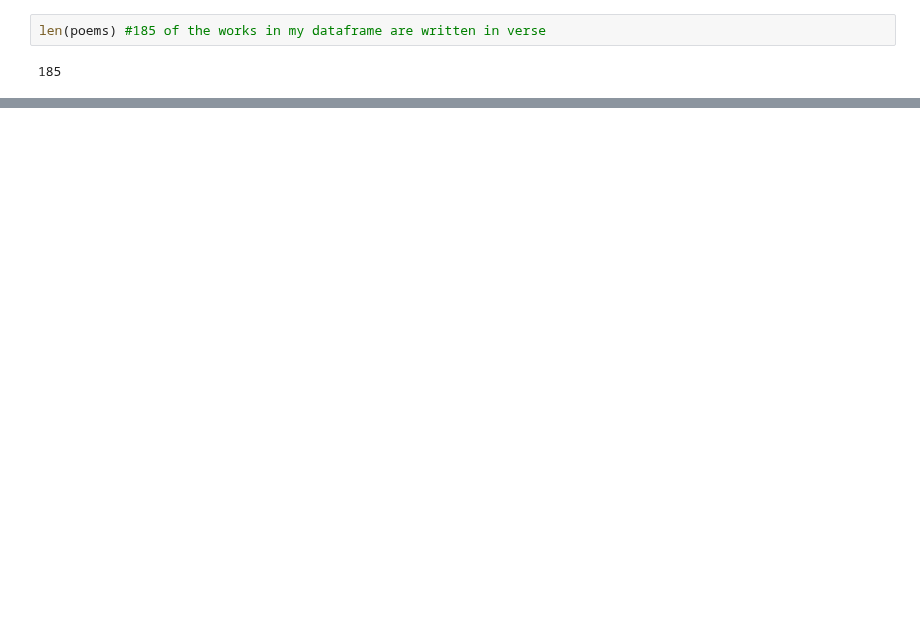
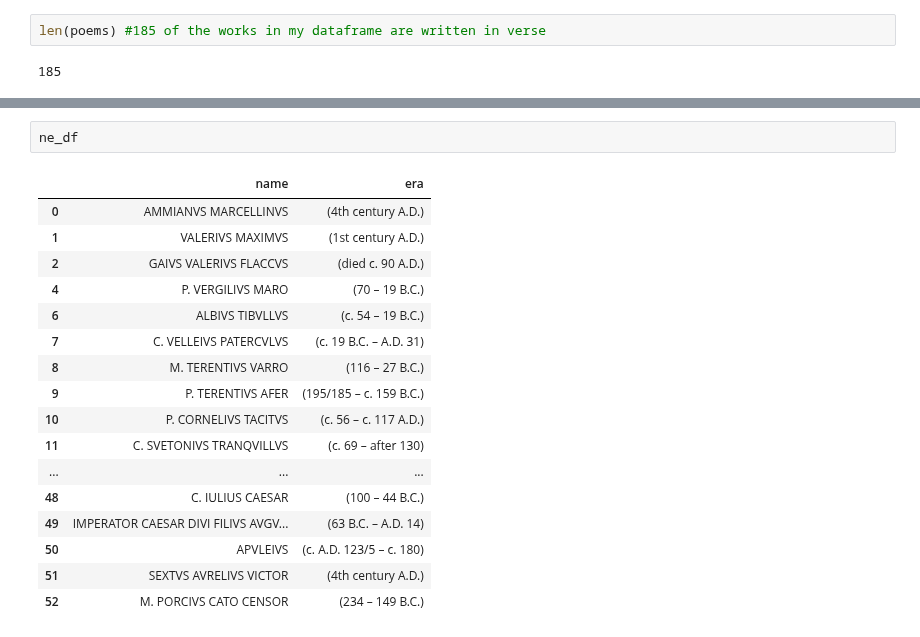
Before and after one commit to Data-Science-for-Linguists-2021/Latin-Vocabulary-Analysis, a Jupyter notebook: AnalysisCode.ipynb, the cells around one changed output, grey strips where cells are left out. Saved outputs shown, nothing was run; the diff lists cells and outputs as text; blank space fills up the shorter version.

```diff
--- a/AnalysisCode.ipynb
+++ b/AnalysisCode.ipynb
@@ -259,0 +329,20 @@ for x in ne_names_list:
+# %%
+ne_df
+# %% [output]
+|  | name | era |
+| 0 | AMMIANVS MARCELLINVS | (4th century A.D.) |
+| 1 | VALERIVS MAXIMVS | (1st century A.D.) |
+| 2 | GAIVS VALERIVS FLACCVS | (died c. 90 A.D.) |
+| 4 | P. VERGILIVS MARO | (70 – 19 B.C.) |
+| 6 | ALBIVS TIBVLLVS | (c. 54 – 19 B.C.) |
+| 7 | C. VELLEIVS PATERCVLVS | (c. 19 B.C. – A.D. 31) |
+| 8 | M. TERENTIVS VARRO | (116 – 27 B.C.) |
+| 9 | P. TERENTIVS AFER | (195/185 – c. 159 B.C.) |
+| 10 | P. CORNELIVS TACITVS | (c. 56 – c. 117 A.D.) |
+| 11 | C. SVETONIVS TRANQVILLVS | (c. 69 – after 130) |
+| ... | ... | ... |
+| 48 | C. IULIUS CAESAR | (100 – 44 B.C.) |
+| 49 | IMPERATOR CAESAR DIVI FILIVS AVGV... | (63 B.C. – A.D. 14) |
+| 50 | APVLEIVS | (c. A.D. 123/5 – c. 180) |
+| 51 | SEXTVS AVRELIVS VICTOR | (4th century A.D.) |
+| 52 | M. PORCIVS CATO CENSOR | (234 – 149 B.C.) |
```
Also changed, not shown: parts of 32 cells of this notebook.
